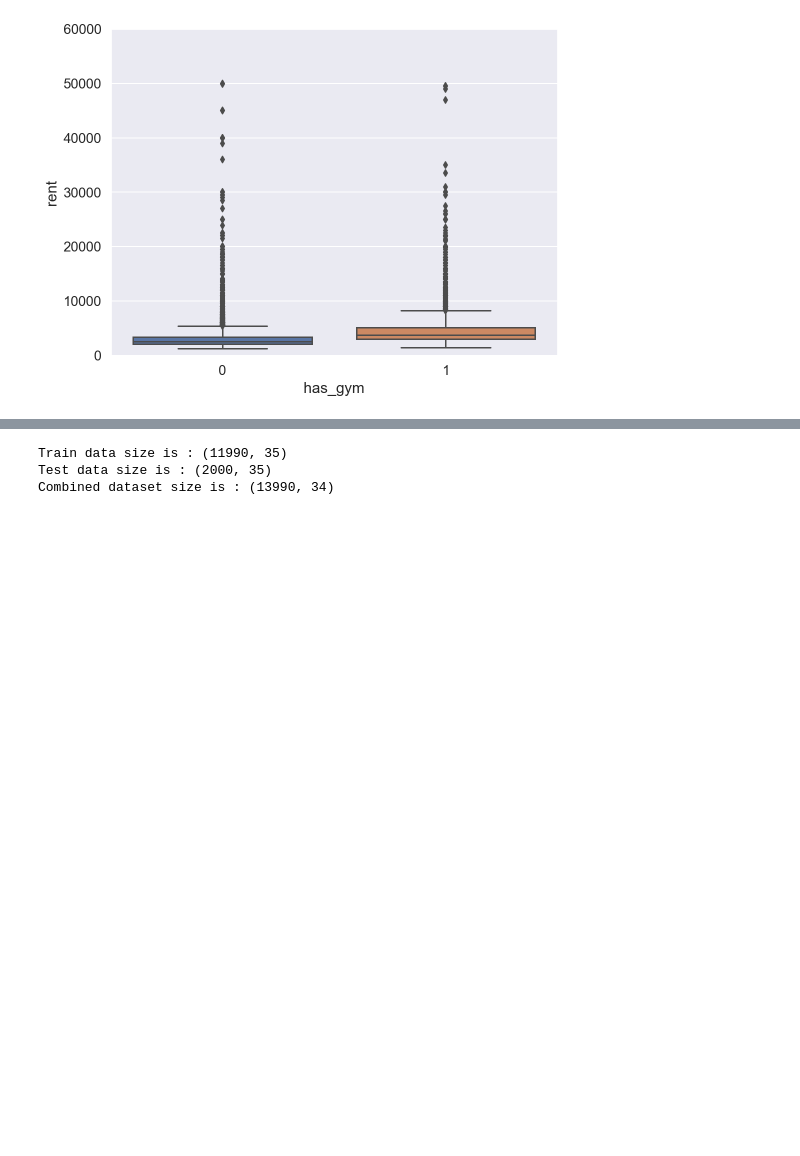
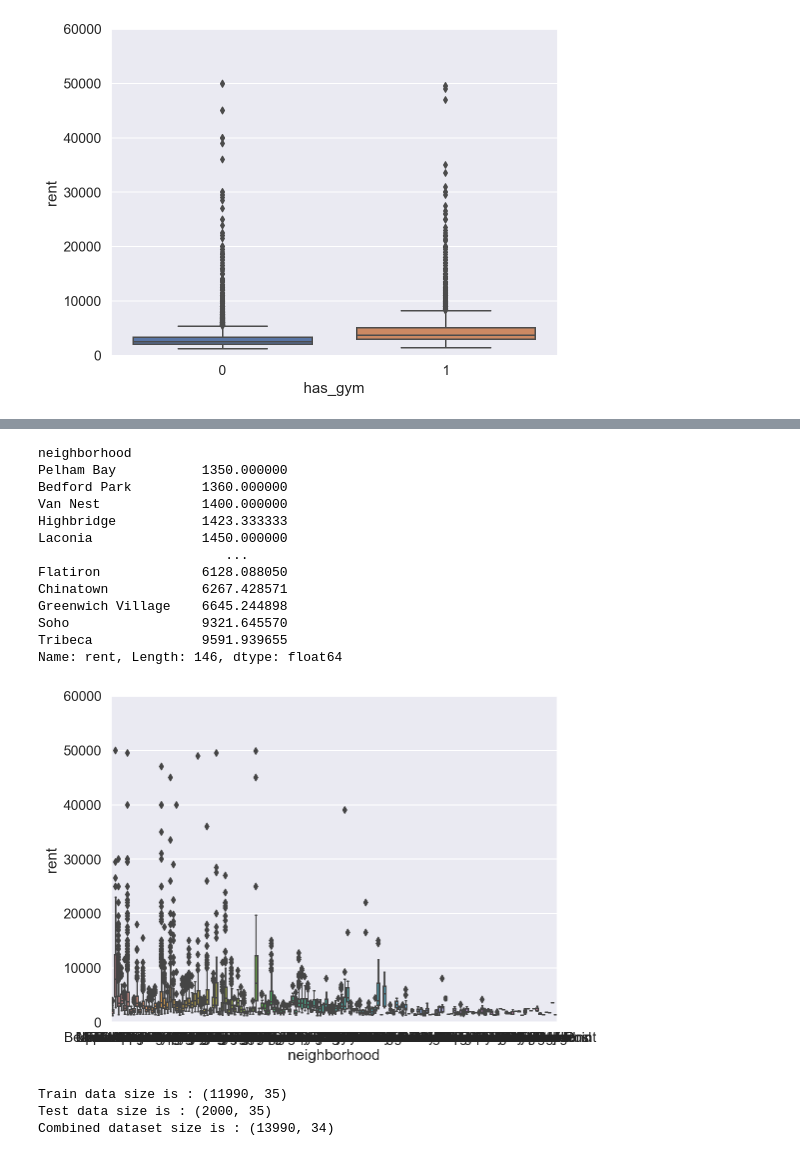
Before and after one commit to Ilroy/DS_Final_Project, a Jupyter notebook: Training_Testing_Master.ipynb, the cells around one changed output, grey strips where cells are left out. Saved outputs shown, nothing was run; the diff lists cells and outputs as text; code cells hidden in the pictures; blank space fills up the shorter version.

```diff
--- a/Training_Testing_Master.ipynb
+++ b/Training_Testing_Master.ipynb
@@ -308,4 +337,35 @@ fig.axis(ymin=0, ymax=60000);
 [figure]
+# %%
+# neighbrhood vs rent
+var = 'neighborhood'
+neighborhood_group = train_df.groupby(var)['rent'].mean().sort_values()
+print(neighborhood_group)
+
+neighborhood_group_dic = neighborhood_group.to_dict()
+
+# dictionary with encoded values for neighborhoods from least to greatest
+neighborhood_rank_dic = {key:val for key,val in zip(*(neighborhood_group_dic.keys()),np.arange(0,
+                                                                                                  len(neighborhood_group_dic),
+                                                                                                  1))}
+data = pd.concat([train_df['rent'], train_df[var]], axis=1)
+f, ax = plt.subplots(figsize=(8, 6))
+fig = sns.boxplot(x=var, y="rent", data=data)
+fig.axis(ymin=0, ymax=60000);
+# %% [output]
+neighborhood
+Pelham Bay           1350.000000
+Bedford Park         1360.000000
+Van Nest             1400.000000
+Highbridge           1423.333333
+Laconia              1450.000000
+                        ...
+Flatiron             6128.088050
+Chinatown            6267.428571
+Greenwich Village    6645.244898
+Soho                 9321.645570
+Tribeca              9591.939655
+Name: rent, Length: 146, dtype: float64
+[figure, added]
 # %%
 # Combine Datasets
 
```
Also changed, not shown: parts of 6 cells of this notebook.
